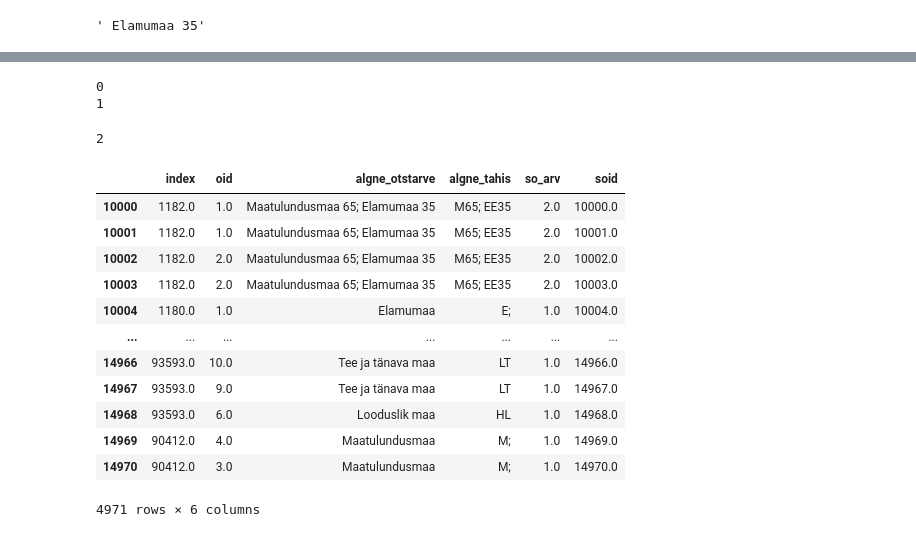
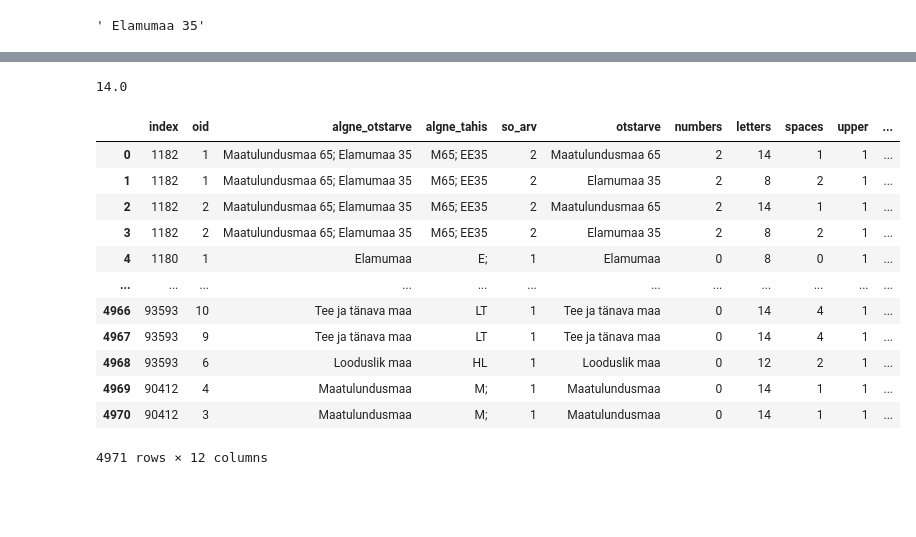
Before and after one commit to taavip/MAPlaneeringud, a Jupyter notebook: plan_analyys.ipynb, the cells around one changed output, grey strips where cells are left out. Saved outputs shown, nothing was run; the diff lists cells and outputs as text; code cells hidden in the pictures; blank space fills up the shorter version.

```diff
--- a/plan_analyys.ipynb
+++ b/plan_analyys.ipynb
@@ -232,6 +215,0 @@ Name: 4107, dtype: object
-# %%
-df = pd.DataFrame()
-i=23
-df['index'] = [i]
-
-df
@@ -247,47 +216,62 @@ df
-# %%
-for n in range(2):
-  print(n)
-# %% [output]
-0
-1
-# %%
-len(krunt.iloc[1].otstarve.split(";"))
-# %% [output]
-2
+# %%
+df.iloc[0].letters
+# %% [output]
+14.0
 # %%
-soid=10000
+soid=0
 df = pd.DataFrame()
+
 for i in krunt.index.values.tolist():
-  #print(krunt.iloc[i].otstarve)
+  #print(krunt.iloc[i])
   if (krunt.iloc[i].otstarve is not None):
     so_arv = len(krunt.iloc[i].otstarve.split(";"))
   else:
     so_arv = 1
 
   for j in range(so_arv):
     df.at[soid, 'index'] = i
     df.at[soid, 'oid'] = int(krunt.iloc[i].oid)
     df.at[soid, 'index'] = krunt.iloc[i].planid
     df.at[soid, 'algne_otstarve'] = krunt.iloc[i].otstarve
     df.at[soid, 'algne_tahis'] = krunt.iloc[i].tahis
     df.at[soid, 'so_arv'] = so_arv
-    df.at[soid, 'soid'] = soid
+    if (krunt.iloc[i].otstarve is not None):
+      s = krunt.iloc[i].otstarve.split(";")[j]
+      df.at[soid, 'otstarve'] = s
+      df.at[soid, 'numbers'] = sum(c.isdigit() for c in s)
+      df.at[soid, 'letters'] = sum(c.isalpha() for c in s)
+      df.at[soid, 'spaces']  = sum(c.isspace() for c in s)
+      df.at[soid, 'upper']  = sum(c.isupper() for c in s)
+      df.at[soid, 'others']  = len(s) - df.iloc[soid].numbers - df.iloc[soid].letters - df.iloc[soid].spaces
+    if (krunt.iloc[i].tahis is not None):
+      #if (krunt.iloc[i].tahis.split(";")[j] is not None):
+      if so_arv>len(krunt.iloc[i].tahis.split(";")) and j+1>len(krunt.iloc[i].tahis.split(";")):
+        df.at[soid, 'tahis'] = np.nan
+      else:
+        df.at[soid, 'tahis'] = krunt.iloc[i].tahis.split(";")[j]
     soid=soid+1
 
 
-
+df["index"] = df["index"].astype(float).astype(int)
+df["oid"] = df["oid"].astype(float).astype(int)
+df["so_arv"] = df["so_arv"].astype(float).astype(int)
+df["numbers"] = df["numbers"].fillna(0).astype(float).astype(int)
+df["letters"] = df["letters"].fillna(0).astype(float).astype(int)
+df["spaces"] = df["spaces"].fillna(0).astype(float).astype(int)
+df["upper"] = df["upper"].fillna(0).astype(float).astype(int)
+df["others"] = df["others"].fillna(0).astype(float).astype(int)
 df
 # %% [output]
-|  | index | oid | algne_otstarve | algne_tahis | so_arv | soid |
-| 10000 | 1182.0 | 1.0 | Maatulundusmaa 65; Elamumaa 35 | M65; EE35 | 2.0 | 10000.0 |
-| 10001 | 1182.0 | 1.0 | Maatulundusmaa 65; Elamumaa 35 | M65; EE35 | 2.0 | 10001.0 |
-| 10002 | 1182.0 | 2.0 | Maatulundusmaa 65; Elamumaa 35 | M65; EE35 | 2.0 | 10002.0 |
-| 10003 | 1182.0 | 2.0 | Maatulundusmaa 65; Elamumaa 35 | M65; EE35 | 2.0 | 10003.0 |
-| 10004 | 1180.0 | 1.0 | Elamumaa | E; | 1.0 | 10004.0 |
-| ... | ... | ... | ... | ... | ... | ... |
-| 14966 | 93593.0 | 10.0 | Tee ja tänava maa | LT | 1.0 | 14966.0 |
-| 14967 | 93593.0 | 9.0 | Tee ja tänava maa | LT | 1.0 | 14967.0 |
-| 14968 | 93593.0 | 6.0 | Looduslik maa | HL | 1.0 | 14968.0 |
-| 14969 | 90412.0 | 4.0 | Maatulundusmaa | M; | 1.0 | 14969.0 |
-| 14970 | 90412.0 | 3.0 | Maatulundusmaa | M; | 1.0 | 14970.0 |
+|  | index | oid | algne_otstarve | algne_tahis | so_arv | otstarve | numbers | letters | spaces | upper | ... |
+| 0 | 1182 | 1 | Maatulundusmaa 65; Elamumaa 35 | M65; EE35 | 2 | Maatulundusmaa 65 | 2 | 14 | 1 | 1 | ... |
+| 1 | 1182 | 1 | Maatulundusmaa 65; Elamumaa 35 | M65; EE35 | 2 | Elamumaa 35 | 2 | 8 | 2 | 1 | ... |
+| 2 | 1182 | 2 | Maatulundusmaa 65; Elamumaa 35 | M65; EE35 | 2 | Maatulundusmaa 65 | 2 | 14 | 1 | 1 | ... |
+| 3 | 1182 | 2 | Maatulundusmaa 65; Elamumaa 35 | M65; EE35 | 2 | Elamumaa 35 | 2 | 8 | 2 | 1 | ... |
+| 4 | 1180 | 1 | Elamumaa | E; | 1 | Elamumaa | 0 | 8 | 0 | 1 | ... |
+| ... | ... | ... | ... | ... | ... | ... | ... | ... | ... | ... | ... |
+| 4966 | 93593 | 10 | Tee ja tänava maa | LT | 1 | Tee ja tänava maa | 0 | 14 | 4 | 1 | ... |
+| 4967 | 93593 | 9 | Tee ja tänava maa | LT | 1 | Tee ja tänava maa | 0 | 14 | 4 | 1 | ... |
+| 4968 | 93593 | 6 | Looduslik maa | HL | 1 | Looduslik maa | 0 | 12 | 2 | 1 | ... |
+| 4969 | 90412 | 4 | Maatulundusmaa | M; | 1 | Maatulundusmaa | 0 | 14 | 1 | 1 | ... |
+| 4970 | 90412 | 3 | Maatulundusmaa | M; | 1 | Maatulundusmaa | 0 | 14 | 1 | 1 | ... |
-4971 rows × 6 columns
+4971 rows × 12 columns
```
Also changed, not shown: parts of 8 cells of this notebook.
